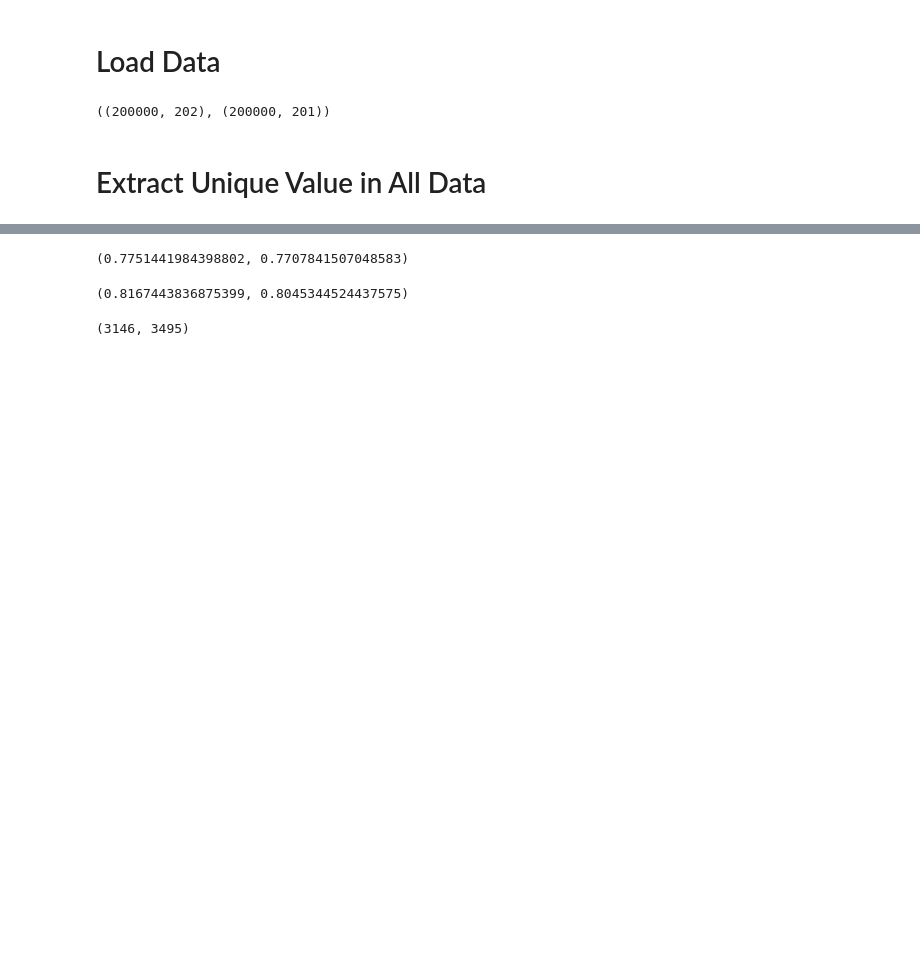
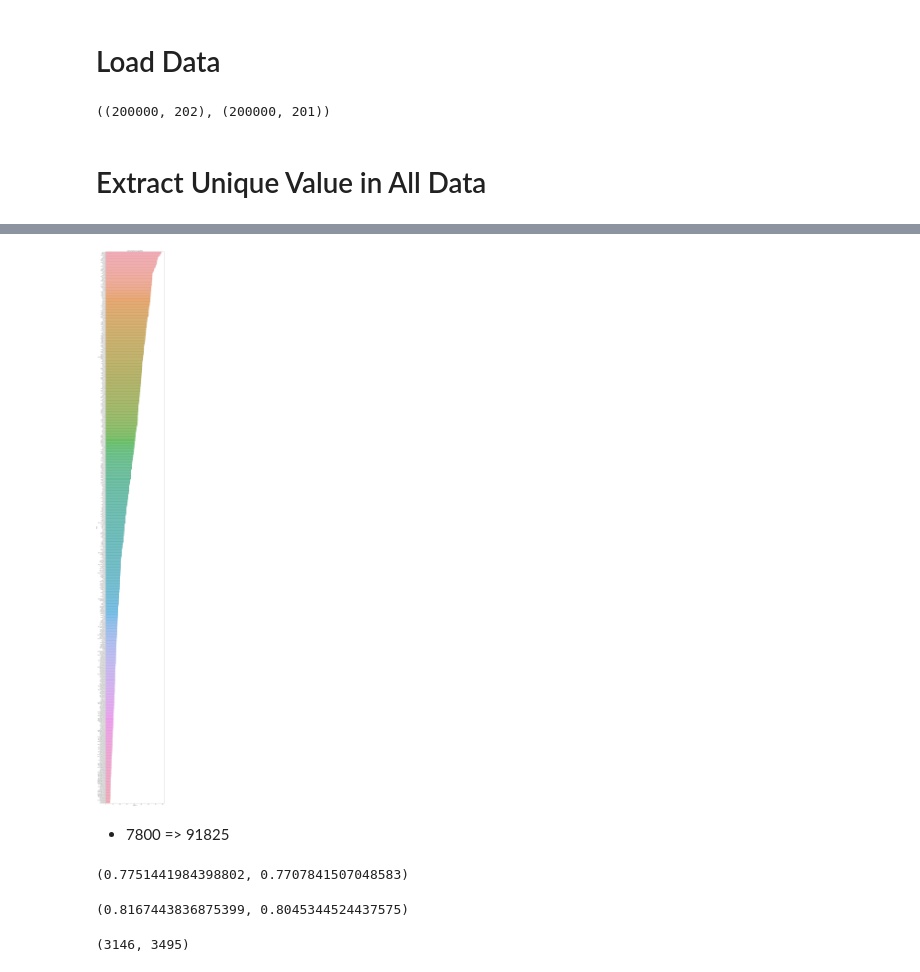
Before and after one commit to SONG-WONHO/Kaggle-Santander, a Jupyter notebook: 01 EDA - Magic Final.ipynb, the cells around one changed output, grey strips where cells are left out. Cells and saved outputs as stored; diff of their text form; code cells hidden in the pictures; blank space fills up the shorter version.

```diff
--- a/01 EDA - Magic Final.ipynb
+++ b/01 EDA - Magic Final.ipynb
@@ -45,7 +49,7 @@ test_pv = test.iloc[pv_idx].sort_index().copy()
 
 test_real = test_pb.append(test_pv)
 # %%
-data = train.append(test_real)
+data = train.append(test_real)[['ID_code', 'target'] + col_list.tolist()]
 # %% [markdown]
 # Extract Unique Value in All Data
 # %%
@@ -63,3 +67,7 @@ for col in tqdm(col_list):
     data[col + '_con'] = np.around(data[col] * con_df[col], 4)
 # %% [output]
 [interactive output not drawn]
+# %%
+for col in tqdm(col_list):
+    data.loc[data[col + '_unique']==0, col + '_unique'] = np.nan
+    data.loc[data[col + '_con']==0, col + '_con'] = np.nan
@@ -65,0 +76,3 @@ for col in tqdm(col_list):
+# %%
+for col in tqdm(col_list):
+    data[col + '_con_multi_counts'] = data[col + '_con'] * data[col].map(data[col].value_counts().to_dict())
@@ -81,7 +187,7 @@ param = {
     'metric':'auc',
     'min_data_in_leaf': 80,
     'min_sum_hessian_in_leaf': 10.0,
-    'num_leaves': 13,
+    'num_leaves': 2,
     'num_threads': 8,
     'tree_learner': 'serial',
     'objective': 'binary',
@@ -136,0 +423,12 @@ CV score: 0.91893
+# %%
+best_features = (feature_importance[["Feature", "importance"]]
+                    .groupby("Feature")
+                    .mean()
+                    .sort_values(by="importance", ascending=False)[:600])
+
+plt.figure(figsize=(14,112))
+sns.barplot(x="importance", y="Feature", data=best_features.reset_index())
+plt.title('Features importance (averaged/folds)')
+plt.tight_layout()
+# %% [output]
+[figure, added]
@@ -137,3 +437,5 @@ CV score: 0.91893
+# %% [markdown]
+* 7800 => 91825
 # %%
 bbiggu = train[['ID_code', 'target']]
 bbiggu['pred'] = oof_lgb
```
Also changed, not shown: parts of 29 cells of this notebook, 2 other files.
